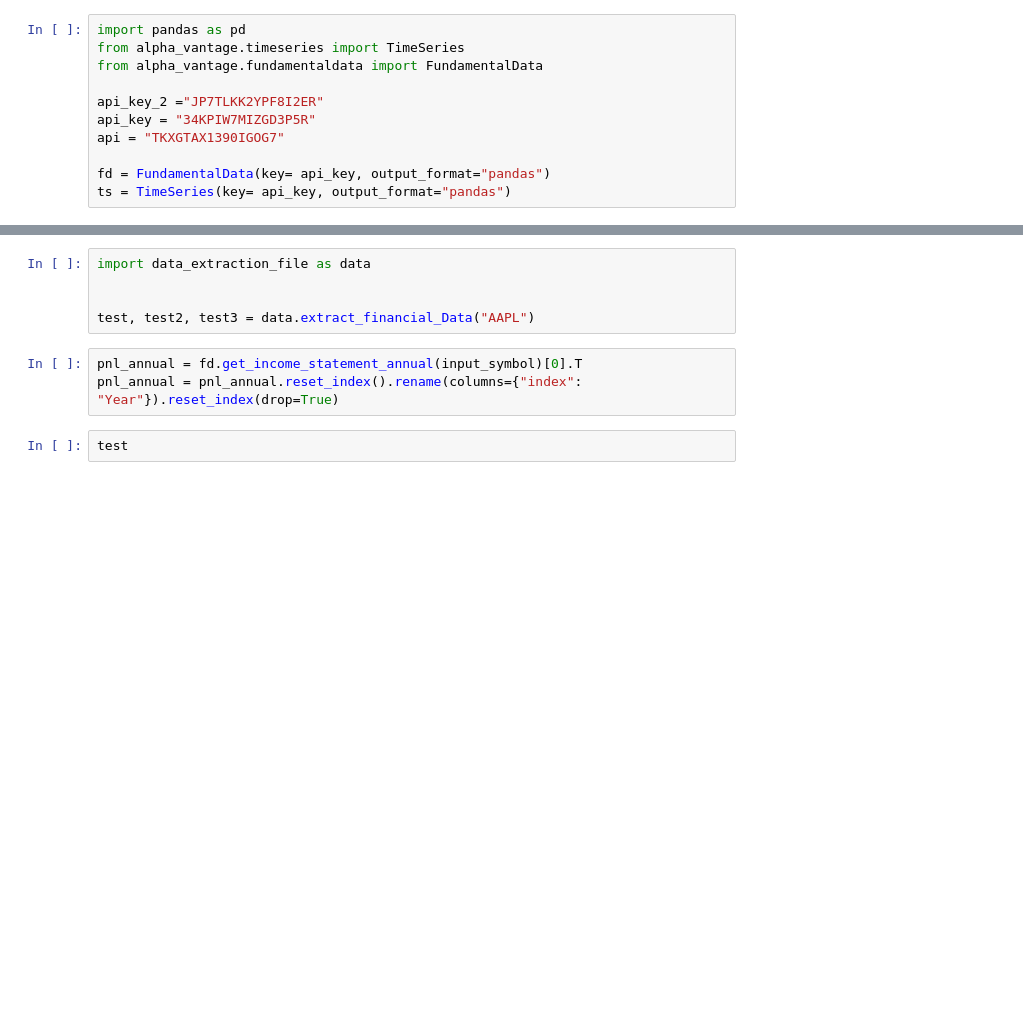
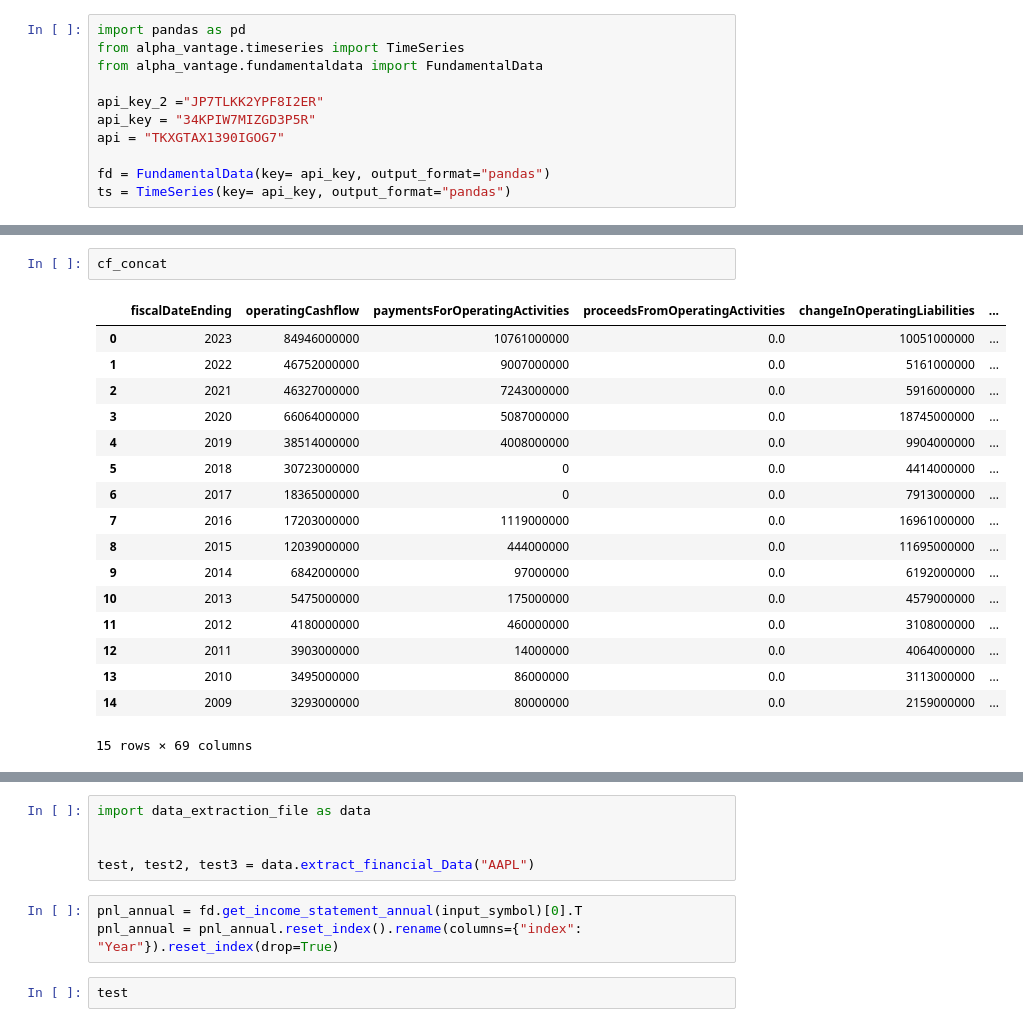
Before and after one commit to BigKawa/final_project, a Jupyter notebook: testing.ipynb, the cells around one changed output, grey strips where cells are left out. Cells and saved outputs as stored; diff of their text form; blank space fills up the shorter version.

```diff
--- a/testing.ipynb
+++ b/testing.ipynb
@@ -13,0 +41,20 @@ input_symbol = "AMZN"
+# %%
+cf_concat
+# %% [output]
+|  | fiscalDateEnding | operatingCashflow | paymentsForOperatingActivities | proceedsFromOperatingActivities | changeInOperatingLiabilities | ... |
+| 0 | 2023 | 84946000000 | 10761000000 | 0.0 | 10051000000 | ... |
+| 1 | 2022 | 46752000000 | 9007000000 | 0.0 | 5161000000 | ... |
+| 2 | 2021 | 46327000000 | 7243000000 | 0.0 | 5916000000 | ... |
+| 3 | 2020 | 66064000000 | 5087000000 | 0.0 | 18745000000 | ... |
+| 4 | 2019 | 38514000000 | 4008000000 | 0.0 | 9904000000 | ... |
+| 5 | 2018 | 30723000000 | 0 | 0.0 | 4414000000 | ... |
+| 6 | 2017 | 18365000000 | 0 | 0.0 | 7913000000 | ... |
+| 7 | 2016 | 17203000000 | 1119000000 | 0.0 | 16961000000 | ... |
+| 8 | 2015 | 12039000000 | 444000000 | 0.0 | 11695000000 | ... |
+| 9 | 2014 | 6842000000 | 97000000 | 0.0 | 6192000000 | ... |
+| 10 | 2013 | 5475000000 | 175000000 | 0.0 | 4579000000 | ... |
+| 11 | 2012 | 4180000000 | 460000000 | 0.0 | 3108000000 | ... |
+| 12 | 2011 | 3903000000 | 14000000 | 0.0 | 4064000000 | ... |
+| 13 | 2010 | 3495000000 | 86000000 | 0.0 | 3113000000 | ... |
+| 14 | 2009 | 3293000000 | 80000000 | 0.0 | 2159000000 | ... |
+15 rows × 69 columns
```
Also changed, not shown: parts of 5 cells of this notebook, 2 other files.
